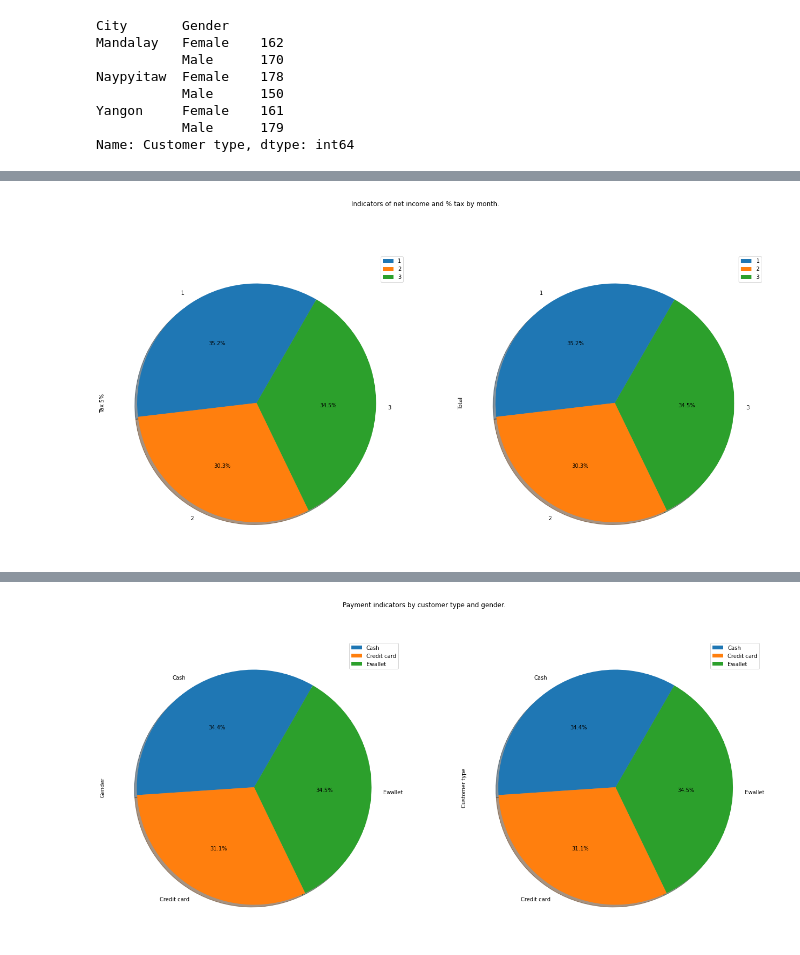
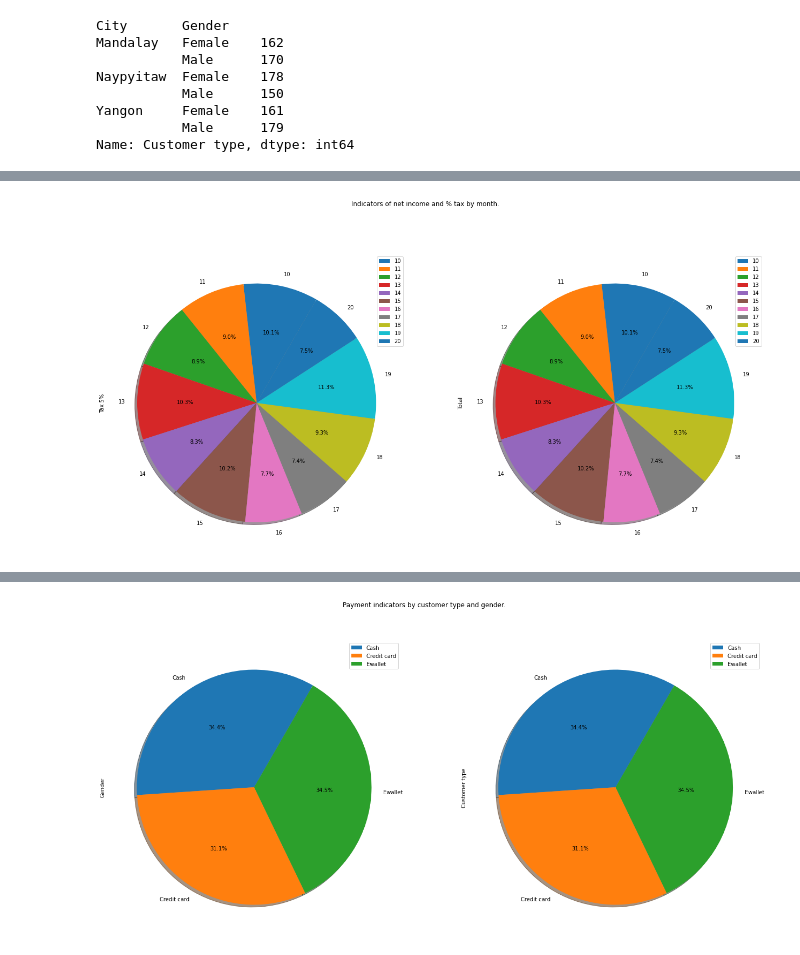
Before and after one commit to ShaxobiddinMukhiddinov/SuperMarket_analysis, a Jupyter notebook: MarketVisual.ipynb, the cells around one changed output, grey strips where cells are left out. Cells and saved outputs as stored; diff of their text form; code cells hidden in the pictures.

```diff
--- a/MarketVisual.ipynb
+++ b/MarketVisual.ipynb
@@ -213,9 +218,9 @@ data_product
 # %%
 #5
-paid = df.groupby('Month')['Tax 5%','Total'].count()
+paid = df.groupby('Hour')['Tax 5%','Total'].count()
 p = paid.plot(kind='pie', figsize=(22,11), autopct='%1.1f%%', subplots=True, shadow=True, startangle=60,  title='Indicators of net income and % tax by month.')
 # %% [output]
-[figure, old version]
+[figure, new version]
 # %%
 paid
 # %% [output]
```
Also changed, not shown: parts of 16 cells of this notebook.
